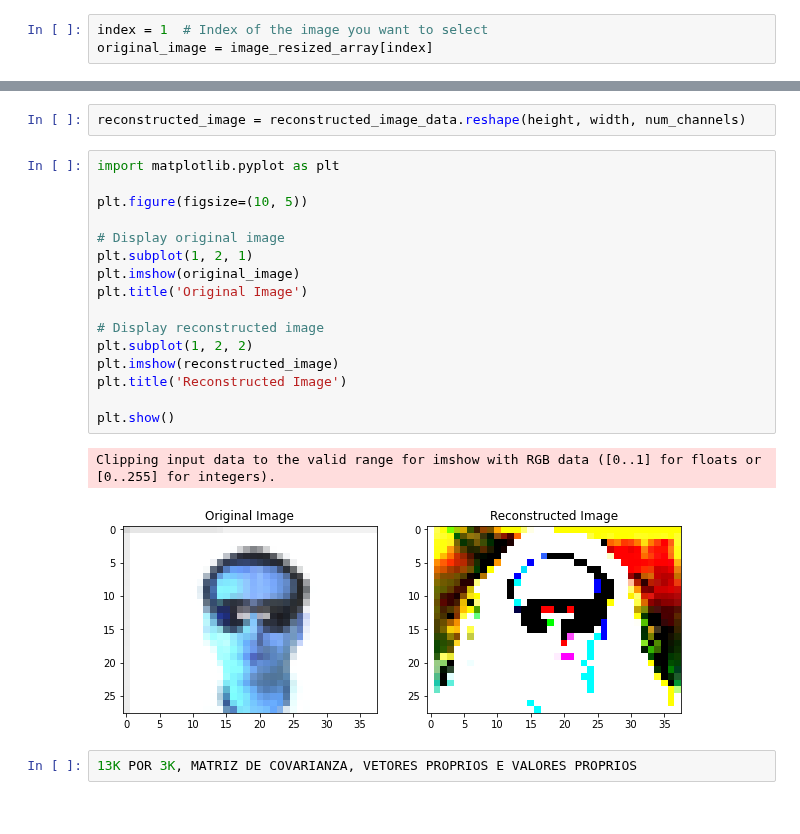
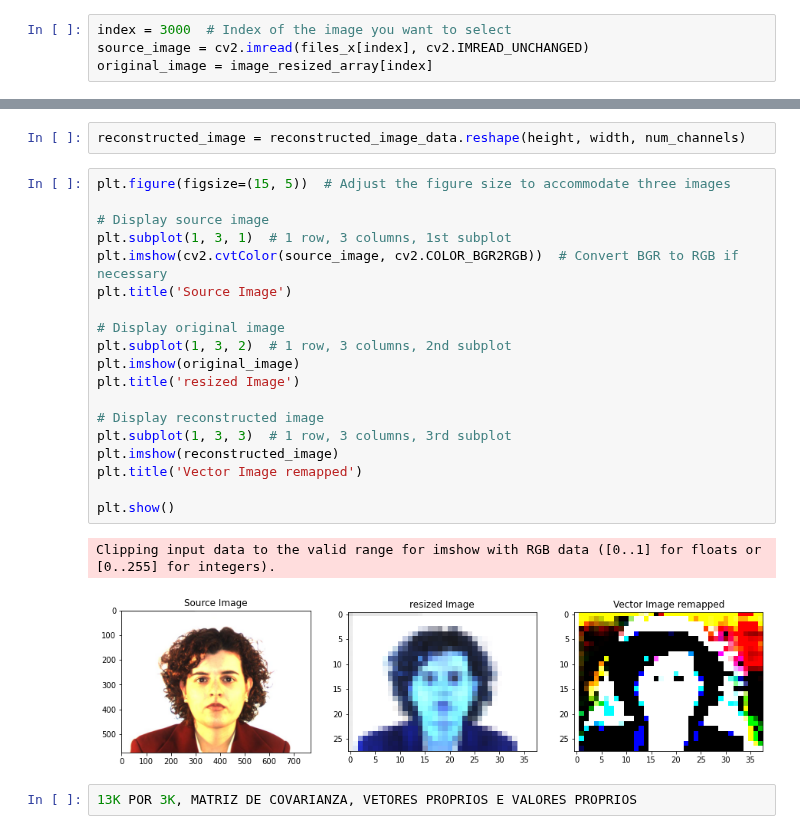
Before and after one commit to renejerez/ubi-master-computer-engineering, a Jupyter notebook: 14469-ML/practical_project_03/_code/practical.ipynb, the cells around one changed output, grey strips where cells are left out. Drawn from its saved outputs; the diff is of its cells as text.

Commit message:
3 images

```diff
--- a/14469-ML/practical_project_03/_code/practical.ipynb
+++ b/14469-ML/practical_project_03/_code/practical.ipynb
@@ -240,5 +244,6 @@ array([[-1713.22785147,   114.8099435 ,   473.41216252, ...,
 # %%
-index = 1  # Index of the image you want to select
+index = 3000  # Index of the image you want to select
+source_image = cv2.imread(files_x[index], cv2.IMREAD_UNCHANGED)
 original_image = image_resized_array[index]
 # %%
 projected_representation = projected_data[index]
@@ -246,24 +251,27 @@ reconstructed_image_data = np.dot(projected_representation, top_eigenvectors.T)
 # %%
 reconstructed_image = reconstructed_image_data.reshape(height, width, num_channels)
 # %%
-import matplotlib.pyplot as plt
+plt.figure(figsize=(15, 5))  # Adjust the figure size to accommodate three images
 
-plt.figure(figsize=(10, 5))
+# Display source image
+plt.subplot(1, 3, 1)  # 1 row, 3 columns, 1st subplot
+plt.imshow(cv2.cvtColor(source_image, cv2.COLOR_BGR2RGB))  # Convert BGR to RGB if necessary
+plt.title('Source Image')
 
 # Display original image
-plt.subplot(1, 2, 1)
+plt.subplot(1, 3, 2)  # 1 row, 3 columns, 2nd subplot
 plt.imshow(original_image)
-plt.title('Original Image')
+plt.title('resized Image')
 
 # Display reconstructed image
-plt.subplot(1, 2, 2)
+plt.subplot(1, 3, 3)  # 1 row, 3 columns, 3rd subplot
 plt.imshow(reconstructed_image)
-plt.title('Reconstructed Image')
+plt.title('Vector Image remapped')
 
 plt.show()
 # %% [output]
 Clipping input data to the valid range for imshow with RGB data ([0..1] for floats or [0..255] for integers).
-[figure, old version]
+[figure, new version]
 # %%
 13K POR 3K, MATRIZ DE COVARIANZA, VETORES PROPRIOS E VALORES PROPRIOS
 # %% [output]
```
Also changed, not shown: parts of 1 cell of this notebook.
